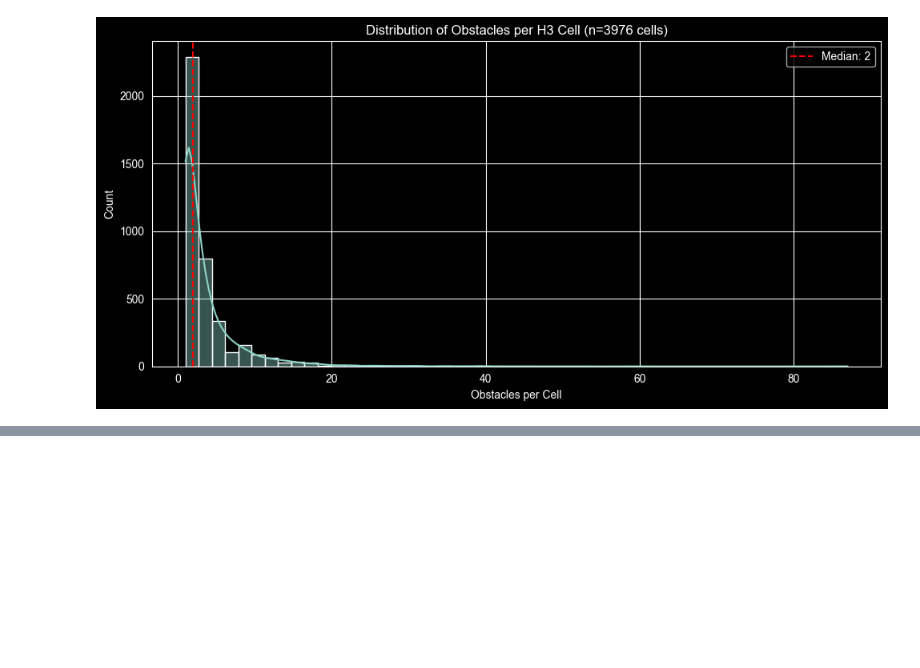
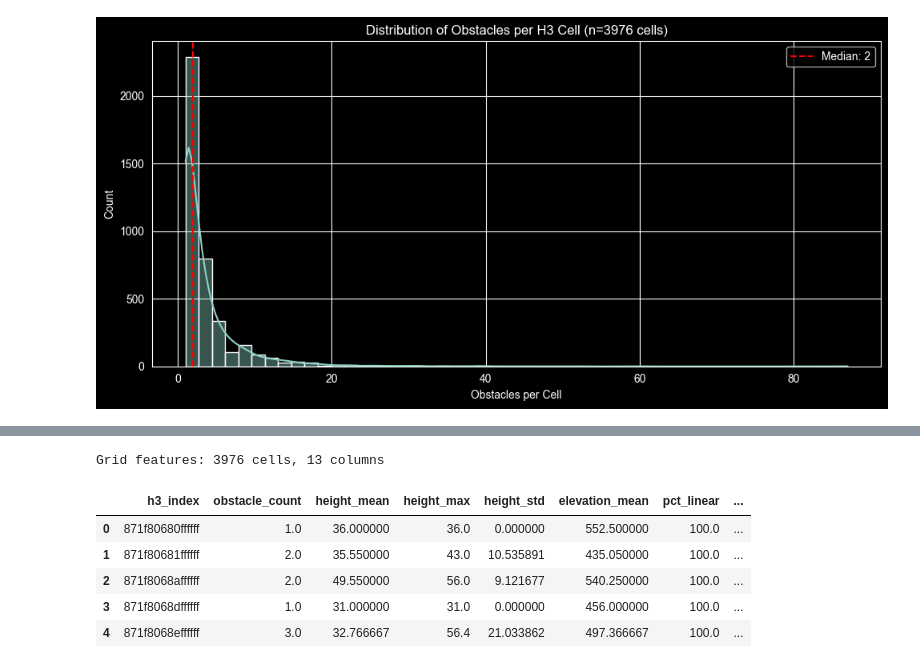
Before and after one commit to maybebool/swiss-airspace-obstacle-profiling, a Jupyter notebook: notebooks/Feature_Engineering.ipynb, the cells around one changed output, grey strips where cells are left out. Cells and saved outputs as stored; diff of their text form; code cells hidden in the pictures; blank space fills up the shorter version.

Commit message:
grid level features

```diff
--- a/notebooks/Feature_Engineering.ipynb
+++ b/notebooks/Feature_Engineering.ipynb
@@ -80,0 +93,42 @@ plt.show()
+# %%
+LINEAR_TYPES = {'TRANSMISSION_LINE', 'POLE', 'CATENARY'}
+VERTICAL_TYPES = {'BUILDING', 'STACK', 'WINDMILL', 'CRANE'}
+
+def engineer_features(group):
+    n = len(group)
+    return pd.Series({
+        # Density
+        'obstacle_count': n,
+
+        # Height statistics
+        'height_mean': group['maxHeightAGL'].mean(),
+        'height_max': group['maxHeightAGL'].max(),
+        'height_std': group['maxHeightAGL'].std() if n > 1 else 0,
+
+        # Terrain elevation
+        'elevation_mean': group['topElevationAMSL'].mean(),
+
+        # Type composition
+        'pct_linear': (group['obstacleType'].isin(LINEAR_TYPES).sum() / n * 100),
+        'pct_vertical': (group['obstacleType'].isin(VERTICAL_TYPES).sum() / n * 100),
+        'pct_diversity': len(group['obstacleType'].unique()),
+
+        # Risk indicators
+        'pct_lighted': (group['lighting'].isin(['LIGHTED','LOW','MEDIUM', 'HIGH']).sum() / n * 100),
+        'has_airport': int(group['airport'].notna().any()),
+
+        # Cell centroid (for mapping later)
+        'latitude': group['latitude'].mean(),
+        'longitude': group['longitude'].mean(),
+    })
+grid = gdf.groupby('h3_index').apply(engineer_features).reset_index()
+print(f"Grid features: {len(grid)} cells, {len(grid.columns)} columns")
+grid.head()
+# %% [output]
+Grid features: 3976 cells, 13 columns
+|  | h3_index | obstacle_count | height_mean | height_max | height_std | elevation_mean | pct_linear | ... |
+| 0 | 871f80680ffffff | 1.0 | 36.000000 | 36.0 | 0.000000 | 552.500000 | 100.0 | ... |
+| 1 | 871f80681ffffff | 2.0 | 35.550000 | 43.0 | 10.535891 | 435.050000 | 100.0 | ... |
+| 2 | 871f8068affffff | 2.0 | 49.550000 | 56.0 | 9.121677 | 540.250000 | 100.0 | ... |
+| 3 | 871f8068dffffff | 1.0 | 31.000000 | 31.0 | 0.000000 | 456.000000 | 100.0 | ... |
+| 4 | 871f8068effffff | 3.0 | 32.766667 | 56.4 | 21.033862 | 497.366667 | 100.0 | ... |
```
Also changed, not shown: parts of 1 cell of this notebook.
